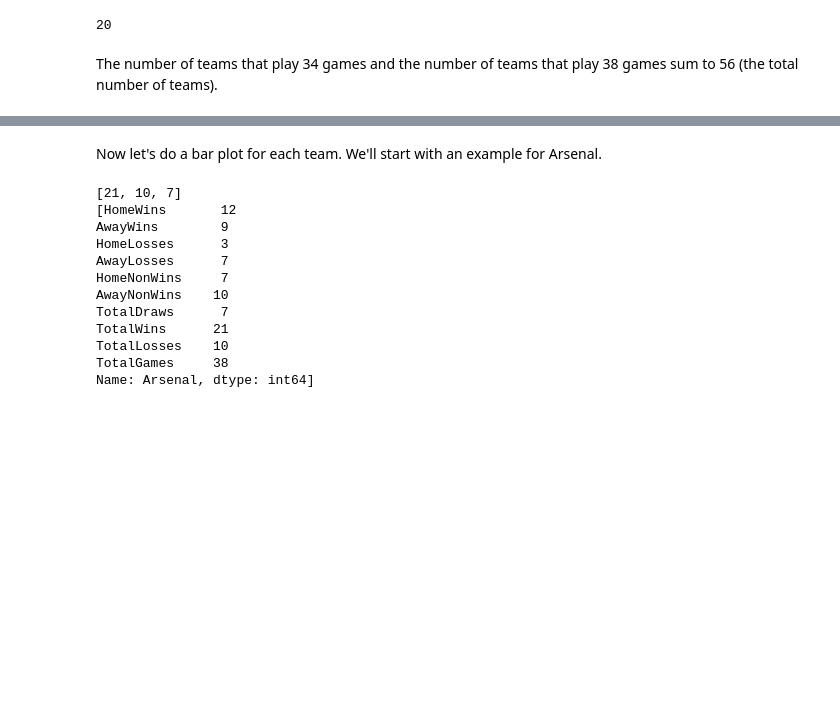
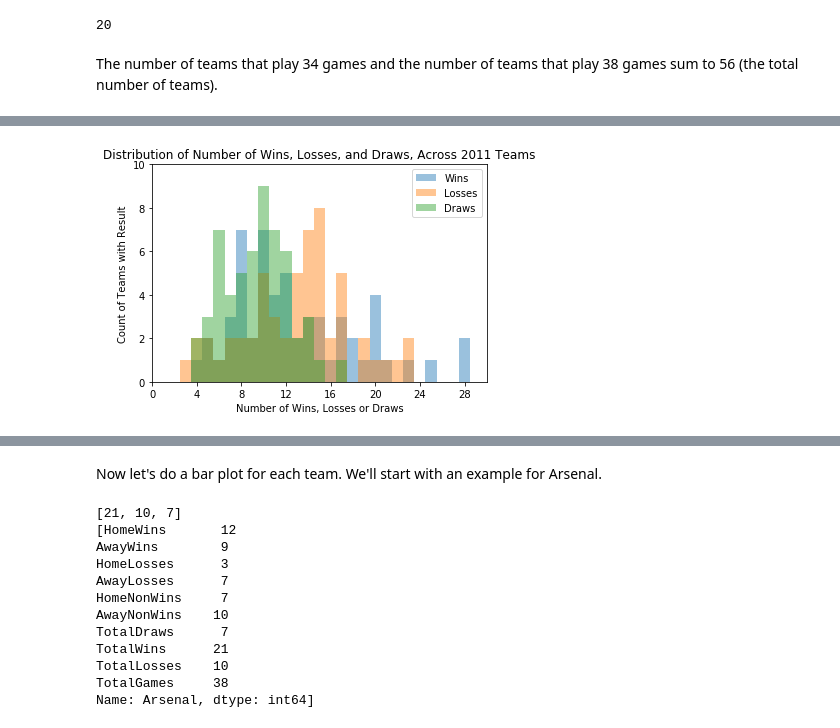
Before and after one commit to seancarverphd/soccer-project-2, a Jupyter notebook: SoccerNotebook.ipynb, the cells around one changed output, grey strips where cells are left out. Cells and saved outputs as stored; diff of their text form; code cells hidden in the pictures; blank space fills up the shorter version.

```diff
--- a/SoccerNotebook.ipynb
+++ b/SoccerNotebook.ipynb
@@ -431,0 +425,25 @@ pass
+# %%
+# Below are default colors for histogram.  Setting them to make colors for bar plot consistent.
+color_wins = '#1f77b4'  # Blue
+color_losses = '#ff7f0e'  # Orange
+color_draws = '#2ca02c'  # Green
+alpha_level = .45
+
+counts_binrange = np.arange(.5,30,1)
+counts_xlim = (0,30)
+counts_xticks = np.arange(0,29,4)
+
+plt.hist(WinLoss.TotalWins, alpha=alpha_level, label='Wins', color=color_wins, bins=counts_binrange)
+plt.hist(WinLoss.TotalLosses, alpha=alpha_level, label='Losses', color=color_losses, bins=counts_binrange)
+plt.hist(WinLoss.TotalDraws, alpha=alpha_level, label='Draws', color=color_draws, bins=counts_binrange)
+plt.legend()
+plt.xlim(counts_xlim)
+plt.xticks(counts_xticks)
+plt.ylim((0,10))  # Different for bar plots
+
+plt.title("Distribution of Number of Wins, Losses, and Draws, Across 2011 Teams")
+plt.xlabel("Number of Wins, Losses or Draws")
+plt.ylabel("Count of Teams with Result")
+pass
+# %% [output]
+[figure, added]
```
Also changed, not shown: parts of 12 cells of this notebook.
